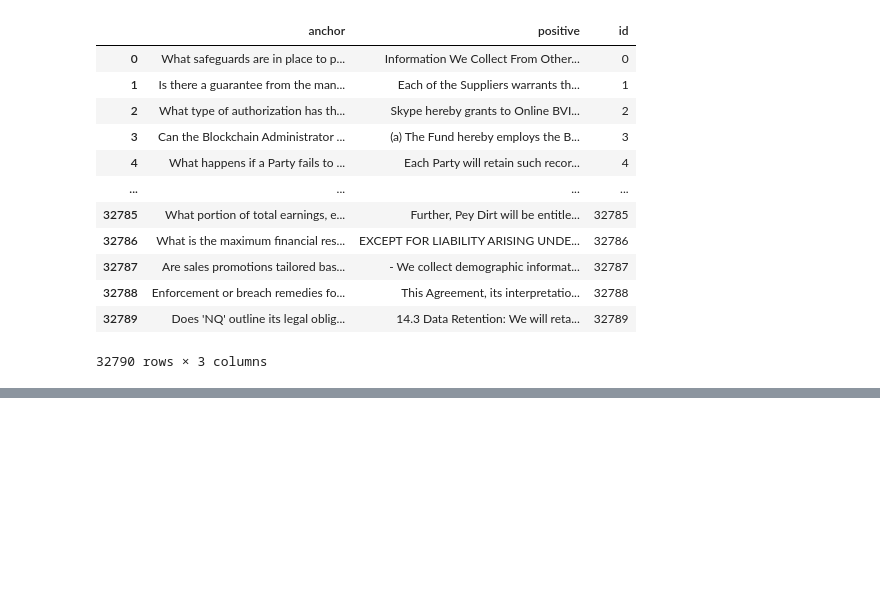
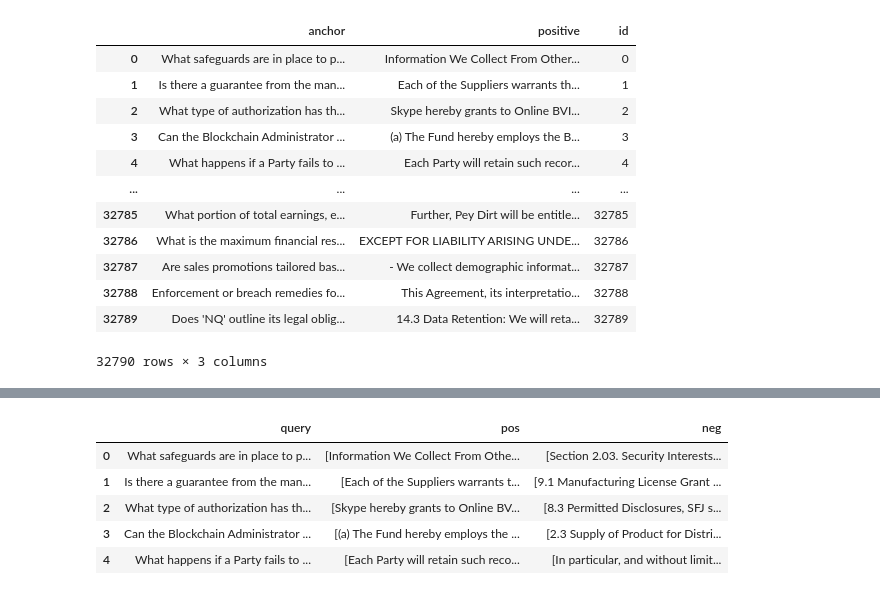
Before and after one commit to CNUClasses/embeddings, a Jupyter notebook: data/convert_to_json.ipynb, the cells around one changed output, grey strips where cells are left out. Drawn from its saved outputs; the diff is of its cells as text; code cells hidden in the pictures; blank space fills up the shorter version.

```diff
--- a/data/convert_to_json.ipynb
+++ b/data/convert_to_json.ipynb
@@ -221,0 +269,9 @@ pd.read_json("trn.json", orient="records",lines=True)
+# %%
+trneval.head()
+# %% [output]
+|  | query | pos | neg |
+| 0 | What safeguards are in place to p... | [Information We Collect From Othe... | [Section 2.03. Security Interests... |
+| 1 | Is there a guarantee from the man... | [Each of the Suppliers warrants t... | [9.1 Manufacturing License Grant ... |
+| 2 | What type of authorization has th... | [Skype hereby grants to Online BV... | [8.3 Permitted Disclosures, SFJ s... |
+| 3 | Can the Blockchain Administrator ... | [(a) The Fund hereby employs the ... | [2.3 Supply of Product for Distri... |
+| 4 | What happens if a Party fails to ... | [Each Party will retain such reco... | [In particular, and without limit... |
```
Also changed, not shown: parts of 7 cells of this notebook, 10 other files.
